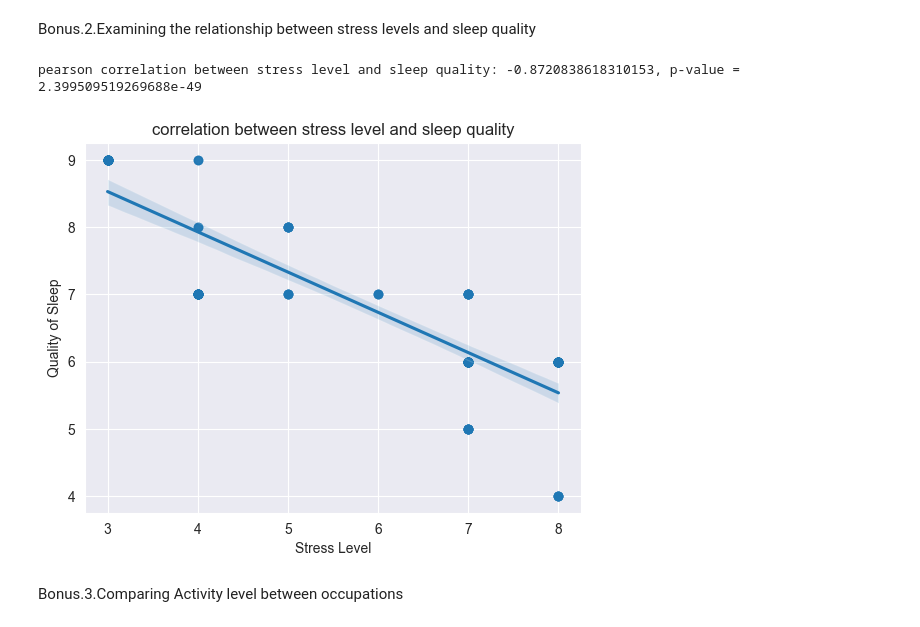
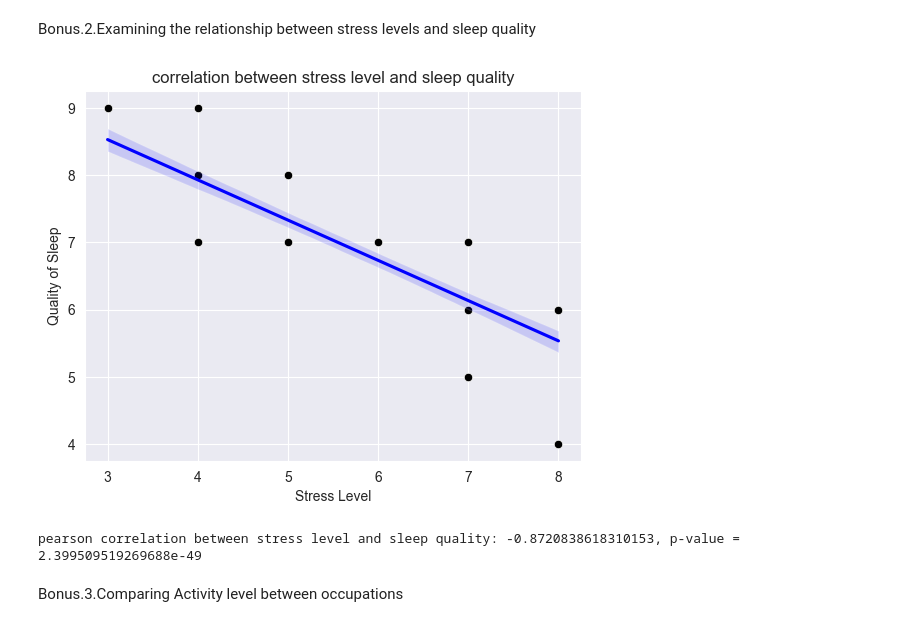
Before and after one commit to MohammadMahdiRazavi/Machine-Learning-Course, a Jupyter notebook: FirstAssignment/SleepHealthAndLifestyle.ipynb, the cells around one changed output. Drawn from its saved outputs; the diff is of its cells as text; code cells hidden in the pictures.

```diff
--- a/FirstAssignment/SleepHealthAndLifestyle.ipynb
+++ b/FirstAssignment/SleepHealthAndLifestyle.ipynb
@@ -220,18 +222,19 @@ Correlation: 0.5501927193870061, P-value: 1.2110661909716316e-13
 # %% [markdown]
 Bonus.2.Examining the relationship between stress levels and sleep quality
 # %%
-corr_stress, p_stress = pearsonr(sleep["Stress Level"], sleep["Quality of Sleep"])
-
-print(f"pearson correlation between stress level and sleep quality: {corr_stress}, p-value = {p_stress}")
-
-sns.regplot(x=sleep["Stress Level"], y=sleep["Quality of Sleep"])
+sns.scatterplot(x=sleep["Stress Level"], y=sleep["Quality of Sleep"], color='black')
+sns.regplot(x=sleep["Stress Level"], y=sleep["Quality of Sleep"], scatter=False, color='blue')
 plt.title("correlation between stress level and sleep quality")
 plt.xlabel("Stress Level")
 plt.ylabel("Quality of Sleep")
 plt.show()
 # %% [output]
-pearson correlation between stress level and sleep quality: -0.8720838618310153, p-value = 2.399509519269688e-49
-[figure, old version]
+[figure, new version]
+# %%
+corr_stress, p_stress = pearsonr(sleep["Stress Level"], sleep["Quality of Sleep"])
+print(f"pearson correlation between stress level and sleep quality: {corr_stress}, p-value = {p_stress}")
+# %% [output]
+pearson correlation between stress level and sleep quality: -0.8720838618310153, p-value = 2.399509519269688e-49
 # %% [markdown]
 Bonus.3.Comparing Activity level between occupations
 # %%
```
Also changed, not shown: parts of 6 cells of this notebook, 1 other file.
